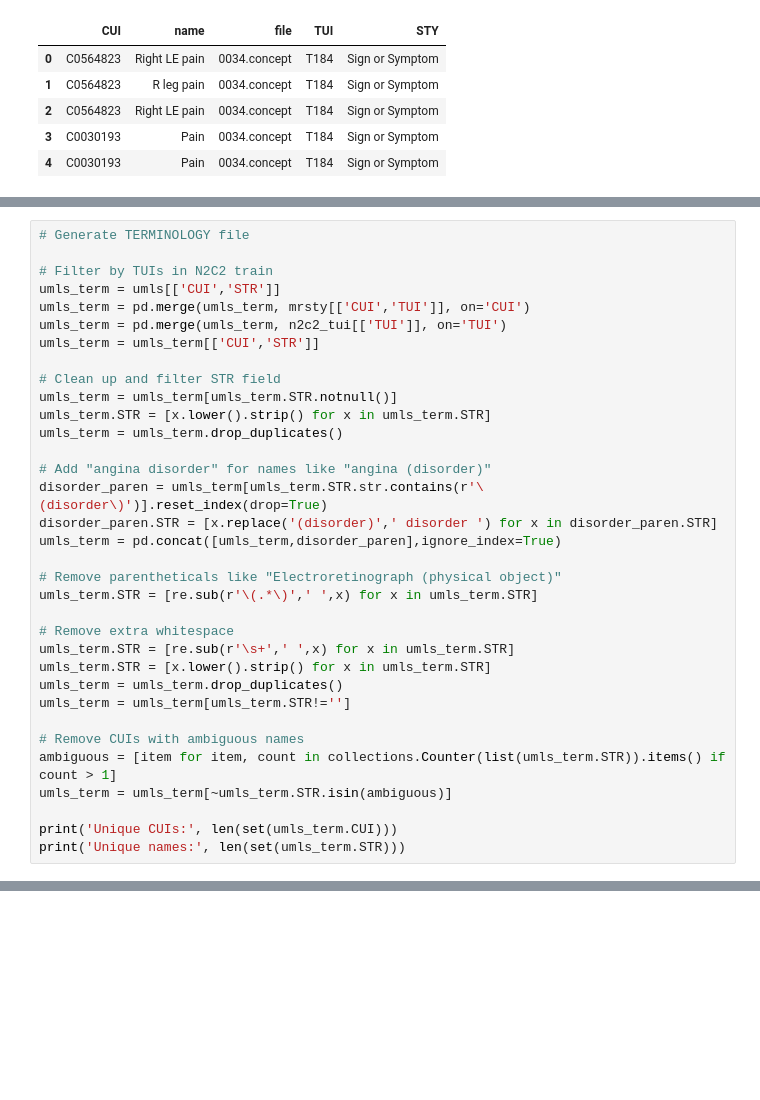
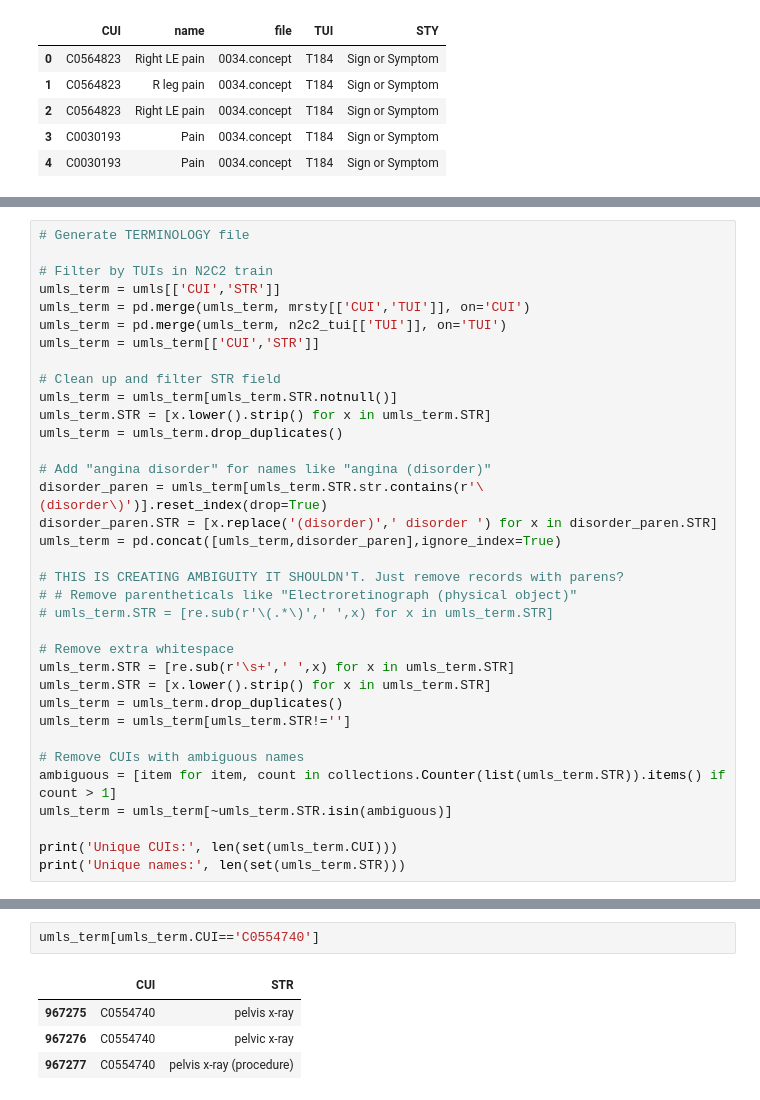
Before and after one commit to etfrenchvcu/disorder-normalizer, a Jupyter notebook: scripts/Load UMLS data.ipynb, the cells around one changed output, grey strips where cells are left out. Cells and saved outputs as stored; diff of their text form; blank space fills up the shorter version.

```diff
--- a/scripts/Load UMLS data.ipynb
+++ b/scripts/Load UMLS data.ipynb
@@ -127,8 +125,9 @@ disorder_paren = umls_term[umls_term.STR.str.contains(r'\(disorder\)')].reset_in
 disorder_paren.STR = [x.replace('(disorder)',' disorder ') for x in disorder_paren.STR]
 umls_term = pd.concat([umls_term,disorder_paren],ignore_index=True)
 
-# Remove parentheticals like "Electroretinograph (physical object)"
-umls_term.STR = [re.sub(r'\(.*\)',' ',x) for x in umls_term.STR]
+# THIS IS CREATING AMBIGUITY IT SHOULDN'T. Just remove records with parens?
+# # Remove parentheticals like "Electroretinograph (physical object)"
+# umls_term.STR = [re.sub(r'\(.*\)',' ',x) for x in umls_term.STR]
 
 # Remove extra whitespace
 umls_term.STR = [re.sub(r'\s+',' ',x) for x in umls_term.STR]
@@ -163,0 +165,7 @@ C4316637||galad score|gender, age, afp-l3, α fetoprotein and des-carboxy-prothr
+# %%
+umls_term[umls_term.CUI=='C0554740']
+# %% [output]
+|  | CUI | STR |
+| 967275 | C0554740 | pelvis x-ray |
+| 967276 | C0554740 | pelvic x-ray |
+| 967277 | C0554740 | pelvis x-ray (procedure) |
```
Also changed, not shown: parts of 5 cells of this notebook, 7 other files.
